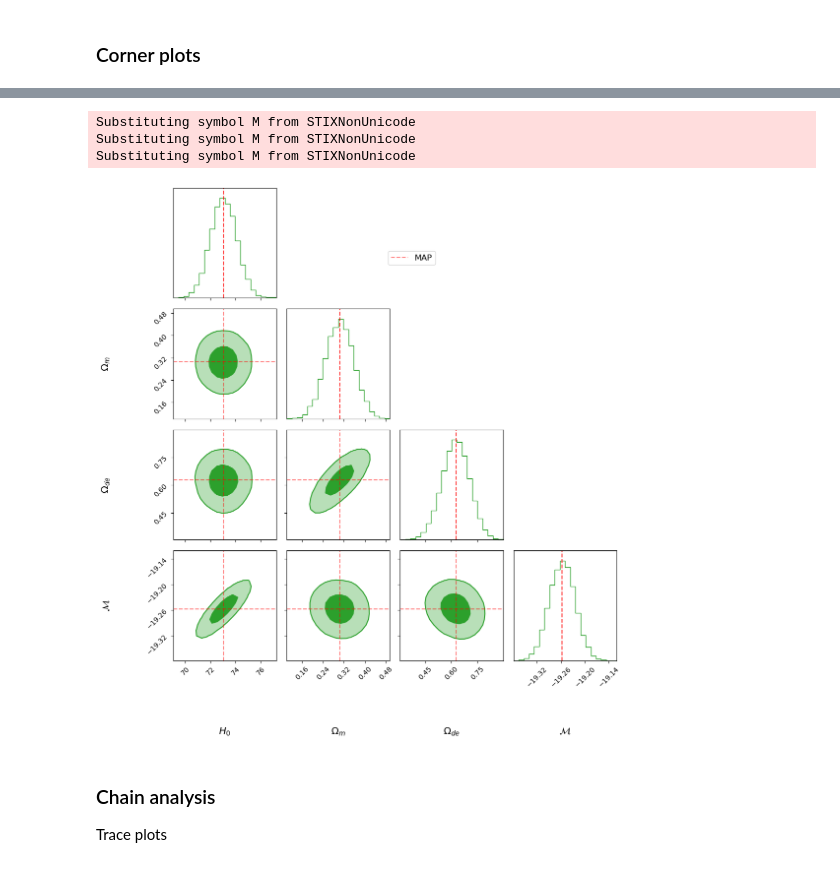
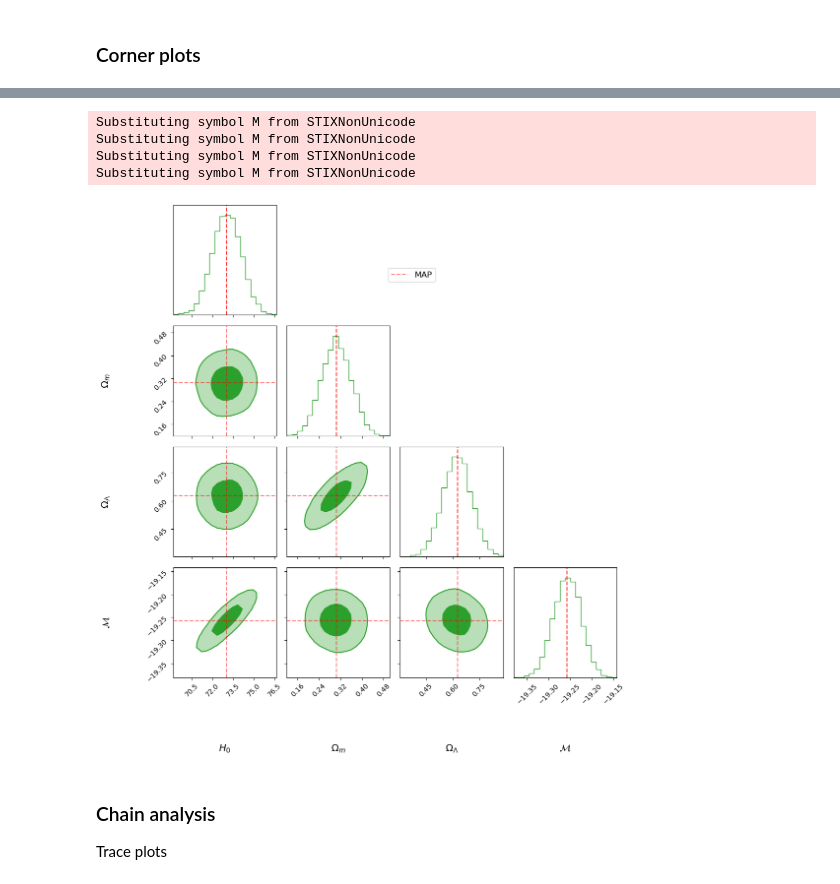
Before and after one commit to danschoe/bayes_stats, a Jupyter notebook: analysis.ipynb, the cells around one changed output, grey strips where cells are left out. Saved outputs shown, nothing was run; the diff lists cells and outputs as text; code cells hidden in the pictures.

```diff
--- a/analysis.ipynb
+++ b/analysis.ipynb
@@ -270,9 +269,10 @@ fig, ax = bayesian_stats_course_tools.analyse.plot_data(
     x=z_data, y=data, y_err=data_error_bar, axis_labels=["$z$", r"Distance modulus $\mu(z)$"],
     linestyle="none", marker=".", markersize=1, alpha=0.5, elinewidth=0.5,
     models=[
-        dict(x=z_fine, y=flat_LCDM_distance_modulus_model(theta=theta_MAP_flat_lcdm, z=z_fine), style={"label": r"Best-fit flat $\Lambda$CDM"}),
-        dict(x=z_fine, y=LCDM_distance_modulus_model(theta=theta_MAP_lcdm, z=z_fine), style={"label": r"Best-fit $\Lambda$CDM"})
+        dict(x=z_fine, y=flat_LCDM_distance_modulus_model(theta=theta_MAP_flat_lcdm, z=z_fine), style={"label": r"MAP flat $\Lambda$CDM"}),
+        dict(x=z_fine, y=LCDM_distance_modulus_model(theta=theta_MAP_lcdm, z=z_fine), style={"label": r"MAP $\Lambda$CDM"})
     ]
 )
 ax.set_xscale("log")
+fig.savefig("plots/map.svg",format="svg")
 # %% [output]
@@ -445,7 +449,7 @@ LCDM: χ²=1441.41, ndof=1580-4, PTE=0.993
 # %%
 n_param = 4
 n_walker = 24
-n_step = 5000
+n_step = 3000
 
 start_point = random_gen.normal(
     size=(n_walker, n_param),
@@ -472,6 +476,6 @@ for param_name, iat in zip(["H0", "Omega_m", "Omega_de", "M"],
 
 max_autocorr = int(np.ceil(max(auto_corr_times)))
 print(f"Discard first {max_autocorr} steps.")
-chain_lcdm = sampler_lcdm.get_chain(discard=100, flat=True, thin=10)
+chain_lcdm = sampler_lcdm.get_chain(discard=300, flat=True, thin=10)
 # %% [output]
 Integrated autocorrelation time:
@@ -913,16 +929,17 @@ Substituting symbol M from STIXNonUnicode
 # %%
 fig_curved_lcdm = create_corner_plot(
     samples=chain_lcdm,
-    param_labels= [r'$H_0$', r'$\Omega_m$',r'$\Omega_{de}$', r'$\mathcal{M}$'],
+    param_labels= [r'$H_0$', r'$\Omega_m$',r'$\Omega_{\Lambda}$', r'$\mathcal{M}$'],
     # title='ΛCDM Model Parameters',
     map_estimates=theta_MAP_lcdm
 )
-fig_curved_lcdm.savefig("plots/corner_curved.svg")
+fig_curved_lcdm.savefig("plots/corner_curved.svg", bbox_inches='tight')
 # %% [output]
 Substituting symbol M from STIXNonUnicode
 Substituting symbol M from STIXNonUnicode
 Substituting symbol M from STIXNonUnicode
+Substituting symbol M from STIXNonUnicode
-[figure, old version]
+[figure, new version]
 # %% [markdown]
 ### Chain analysis
 
```
Also changed, not shown: parts of 28 cells of this notebook, 1 other file.
